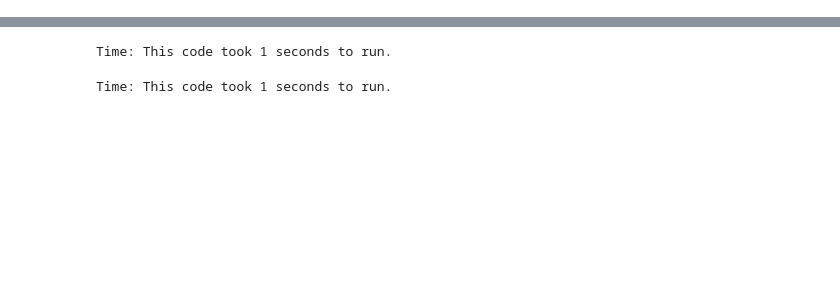
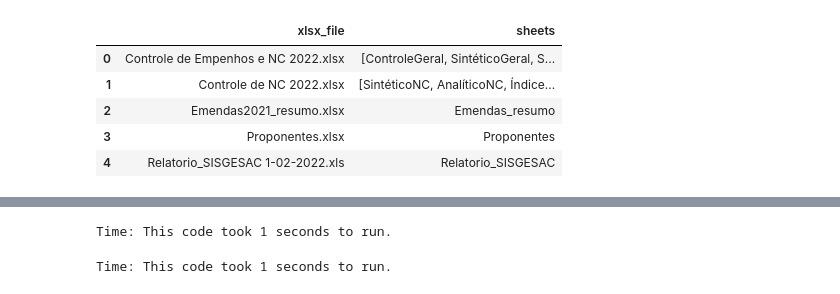
Before and after one commit to robertomdiniz5/Projeto-Controle-Financeiro-GESAC, a Jupyter notebook: controle_financeiro_gesac.ipynb, the cells around one changed output, grey strips where cells are left out. Saved outputs shown, nothing was run; the diff lists cells and outputs as text; code cells hidden in the pictures; blank space fills up the shorter version.

```diff
--- a/controle_financeiro_gesac.ipynb
+++ b/controle_financeiro_gesac.ipynb
@@ -123,0 +109,25 @@ Time: This code took 6 seconds to run.
+# %%
+#In general the excel files with just one sheet don't have a good name, so the name was changed to be similar to the name of the excel file
+
+for i, sheet in enumerate(df_xlsx['sheets']):
+    if len(sheet)==1:
+        new_name = df_xlsx['xlsx_file'][i]
+        re_pattern = '(.xlsx?|\d|-|\s)'
+        new_name = re.sub(re_pattern,'',new_name)
+        df_sheets.sheet_name.loc[df_sheets.sheet_name == sheet[0]] = new_name
+    else: pass
+
+for index_1, xlsx_1 in enumerate(df_xlsx['xlsx_file']):
+    for index_2, xlsx_2 in enumerate(df_sheets['xlsx_file']):
+        if xlsx_1 == xlsx_2 and len(df_xlsx['sheets'][index_1])==1:
+            df_xlsx['sheets'][index_1] = df_sheets['sheet_name'][index_2]
+        else: pass
+
+df_xlsx
+# %% [output]
+|  | xlsx_file | sheets |
+| 0 | Controle de Empenhos e NC 2022.xlsx | [ControleGeral, SintéticoGeral, S... |
+| 1 | Controle de NC 2022.xlsx | [SintéticoNC, AnalíticoNC, Índice... |
+| 2 | Emendas2021_resumo.xlsx | Emendas_resumo |
+| 3 | Proponentes.xlsx | Proponentes |
+| 4 | Relatorio_SISGESAC 1-02-2022.xls | Relatorio_SISGESAC |
```
Also changed, not shown: parts of 9 cells of this notebook, 25 other files.
